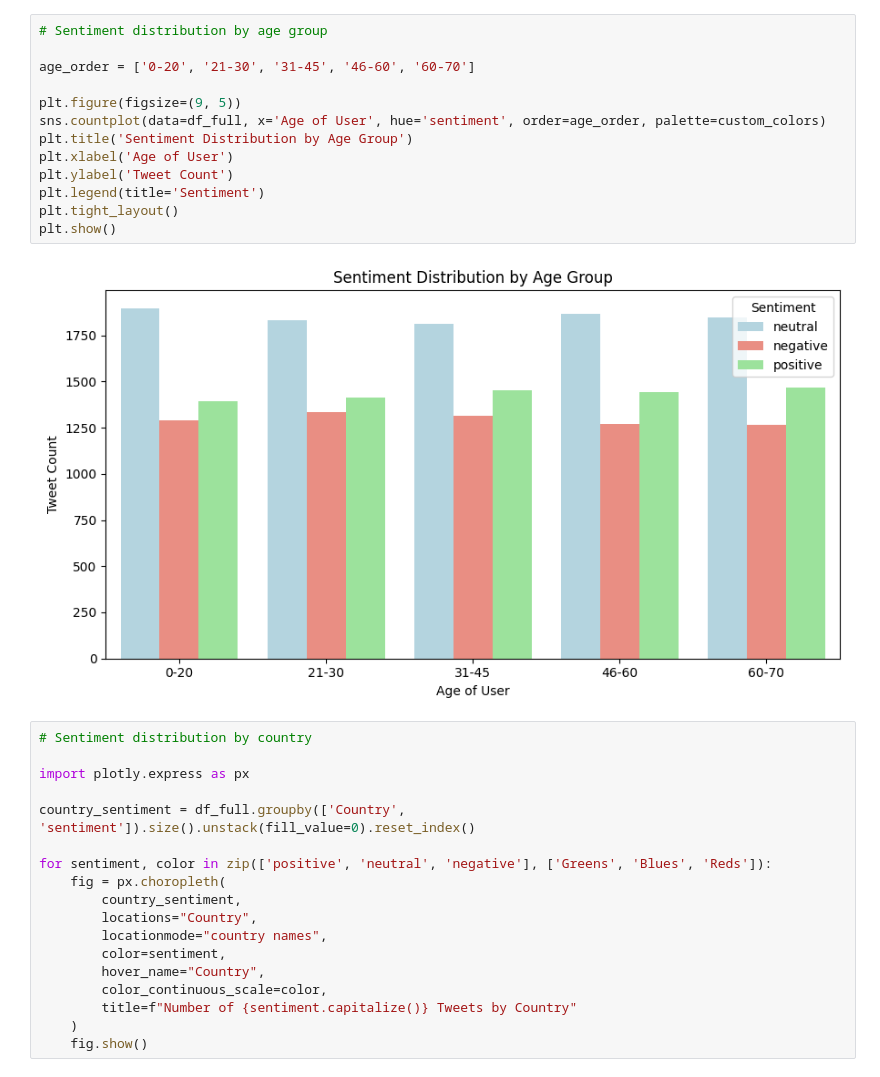
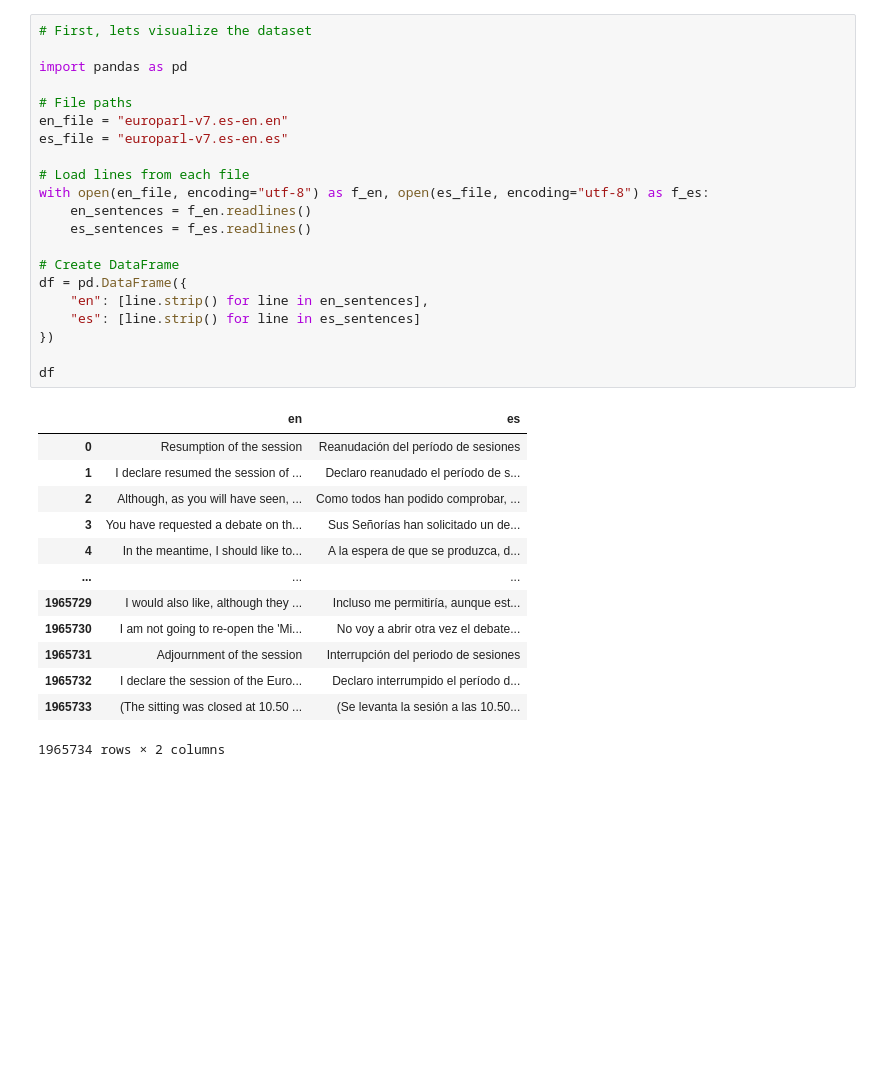
Before and after one commit to DesjardinsRepos/NLP_2025, a Jupyter notebook: language_translation/1-insights.ipynb, the cells around one changed output. Cells and saved outputs as stored; diff of their text form; blank space fills up the shorter version.

```diff
--- a/language_translation/1-insights.ipynb
+++ b/language_translation/1-insights.ipynb
@@ -678,33 +1,35 @@ plt.show()
-# %%
-# Sentiment distribution by age group
-
-age_order = ['0-20', '21-30', '31-45', '46-60', '60-70']
-
-plt.figure(figsize=(9, 5))
-sns.countplot(data=df_full, x='Age of User', hue='sentiment', order=age_order, palette=custom_colors)
-plt.title('Sentiment Distribution by Age Group')
-plt.xlabel('Age of User')
-plt.ylabel('Tweet Count')
-plt.legend(title='Sentiment')
-plt.tight_layout()
-plt.show()
-# %% [output]
-[figure, removed]
-# %%
-# Sentiment distribution by country
-
-import plotly.express as px
-
-country_sentiment = df_full.groupby(['Country', 'sentiment']).size().unstack(fill_value=0).reset_index()
-
-for sentiment, color in zip(['positive', 'neutral', 'negative'], ['Greens', 'Blues', 'Reds']):
-    fig = px.choropleth(
-        country_sentiment,
-        locations="Country",
-        locationmode="country names",
-        color=sentiment,
-        hover_name="Country",
-        color_continuous_scale=color,
-        title=f"Number of {sentiment.capitalize()} Tweets by Country"
-    )
-    fig.show()
+# %%
+# First, lets visualize the dataset
+
+import pandas as pd
+
+# File paths
+en_file = "europarl-v7.es-en.en"
+es_file = "europarl-v7.es-en.es"
+
+# Load lines from each file
+with open(en_file, encoding="utf-8") as f_en, open(es_file, encoding="utf-8") as f_es:
+    en_sentences = f_en.readlines()
+    es_sentences = f_es.readlines()
+
+# Create DataFrame
+df = pd.DataFrame({
+    "en": [line.strip() for line in en_sentences],
+    "es": [line.strip() for line in es_sentences]
+})
+
+df
+# %% [output]
+|  | en | es |
+| 0 | Resumption of the session | Reanudación del período de sesiones |
+| 1 | I declare resumed the session of ... | Declaro reanudado el período de s... |
+| 2 | Although, as you will have seen, ... | Como todos han podido comprobar, ... |
+| 3 | You have requested a debate on th... | Sus Señorías han solicitado un de... |
+| 4 | In the meantime, I should like to... | A la espera de que se produzca, d... |
+| ... | ... | ... |
+| 1965729 | I would also like, although they ... | Incluso me permitiría, aunque est... |
+| 1965730 | I am not going to re-open the 'Mi... | No voy a abrir otra vez el debate... |
+| 1965731 | Adjournment of the session | Interrupción del periodo de sesiones |
+| 1965732 | I declare the session of the Euro... | Declaro interrumpido el período d... |
+| 1965733 | (The sitting was closed at 10.50 ... | (Se levanta la sesión a las 10.50... |
+1965734 rows × 2 columns
```
Also changed, not shown: parts of 36 cells of this notebook, 1 other file.
